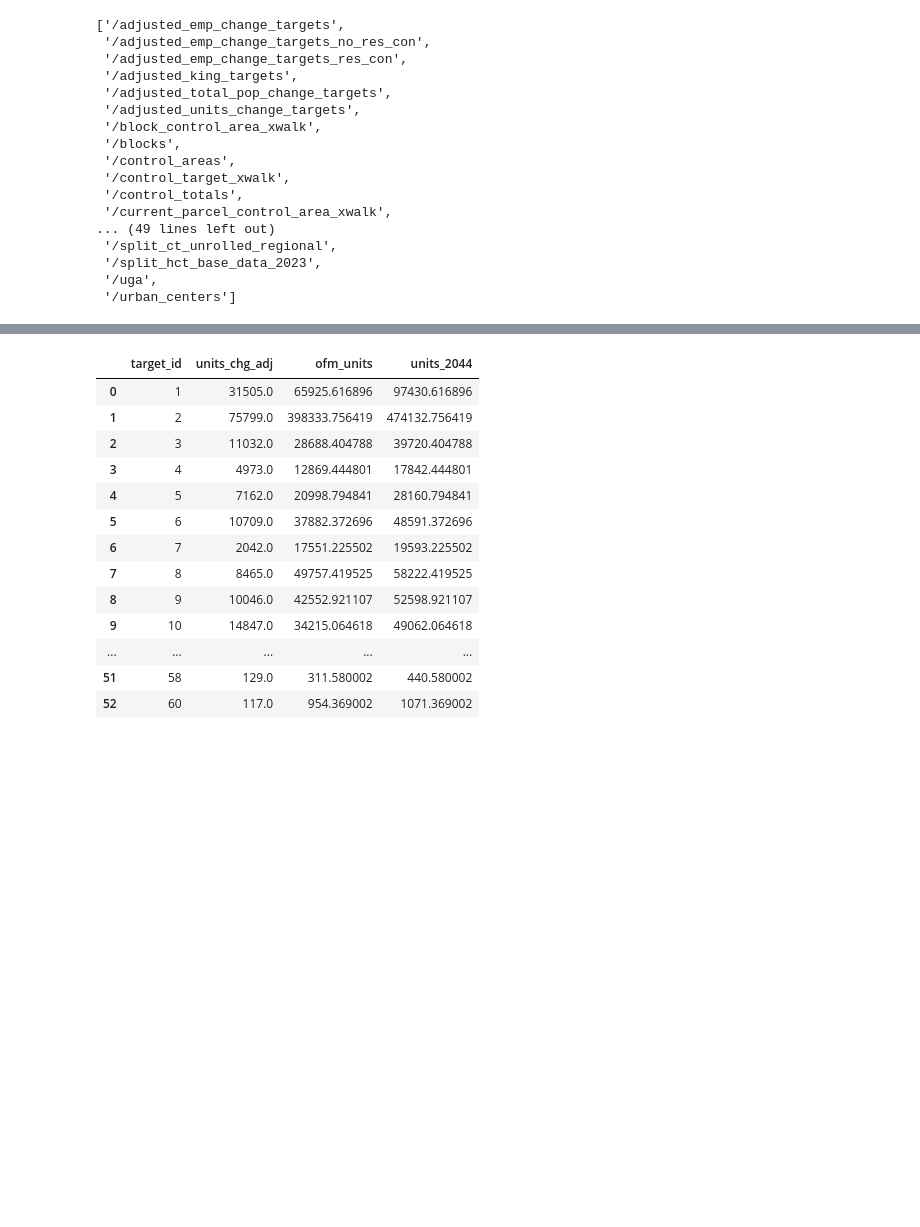
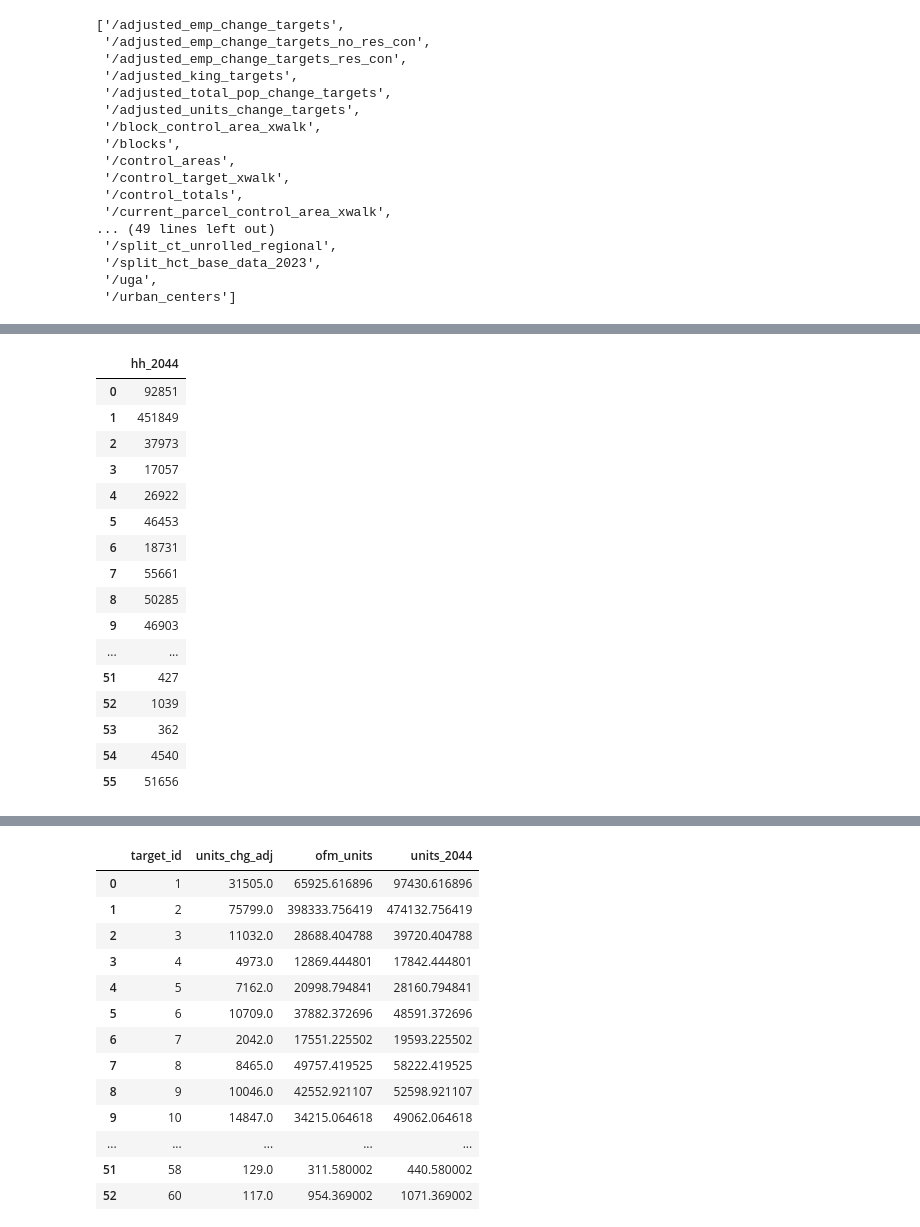
Before and after one commit to psrc/control_totals, a Jupyter notebook: examples/summer_2026/scratch.ipynb, the cells around one changed output, grey strips where cells are left out. Saved outputs shown, nothing was run; the diff lists cells and outputs as text; code cells hidden in the pictures; blank space fills up the shorter version.

```diff
--- a/examples/summer_2026/scratch.ipynb
+++ b/examples/summer_2026/scratch.ipynb
@@ -52,0 +55,20 @@ Index(['target_id', 'total_pop_chg', 'total_pop_chg_adj', 'units_chg',
+# %%
+df[['hh_2044']]
+# %% [output]
+|  | hh_2044 |
+| 0 | 92851 |
+| 1 | 451849 |
+| 2 | 37973 |
+| 3 | 17057 |
+| 4 | 26922 |
+| 5 | 46453 |
+| 6 | 18731 |
+| 7 | 55661 |
+| 8 | 50285 |
+| 9 | 46903 |
+| ... | ... |
+| 51 | 427 |
+| 52 | 1039 |
+| 53 | 362 |
+| 54 | 4540 |
+| 55 | 51656 |
```
Also changed, not shown: parts of 9 cells of this notebook, 11 other files.
